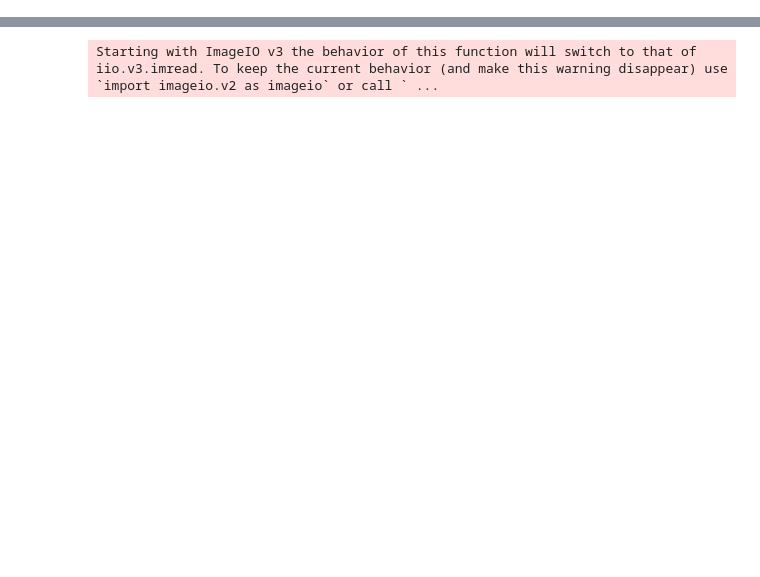
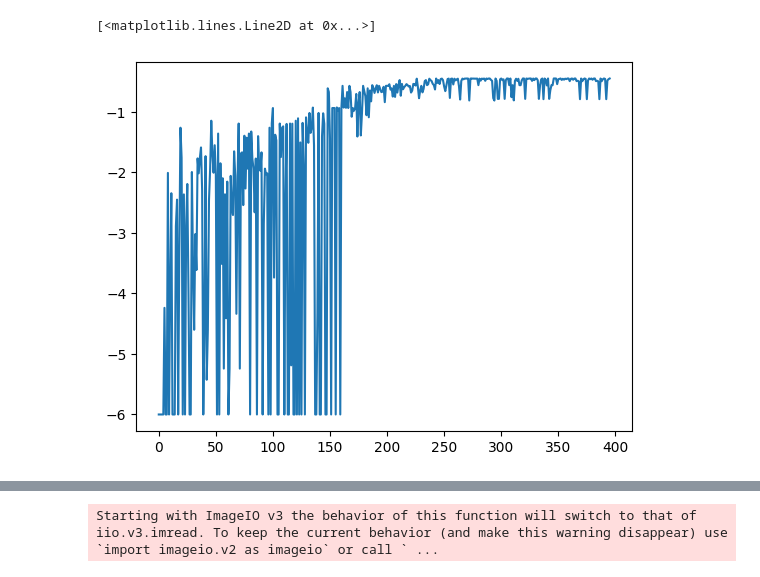
Before and after one commit to Sh4DowBurn/Method-of-Moments-for-antennas, a Jupyter notebook: optimizator.ipynb, the cells around one changed output, grey strips where cells are left out. Drawn from its saved outputs; the diff is of its cells as text; code cells hidden in the pictures; blank space fills up the shorter version.

```diff
--- a/optimizator.ipynb
+++ b/optimizator.ipynb
@@ -124 +214,10 @@ Fit: 1000000000.0, Generation: 0, Parent Index: 11
+# %%
+import matplotlib.pyplot as plt
+loaded_dicts = np.load('data.npy', allow_pickle=True)
+fit = []
+fit = np.array([loaded_dicts[i]['fit'] for i in range(len(loaded_dicts))])
+plt.plot(np.arange(len(fit)), np.clip(-fit,-6,0))
+# %% [output]
+[<matplotlib.lines.Line2D at 0x...>]
+[figure, added]
 # %%
```
Also changed, not shown: parts of 6 cells of this notebook.
